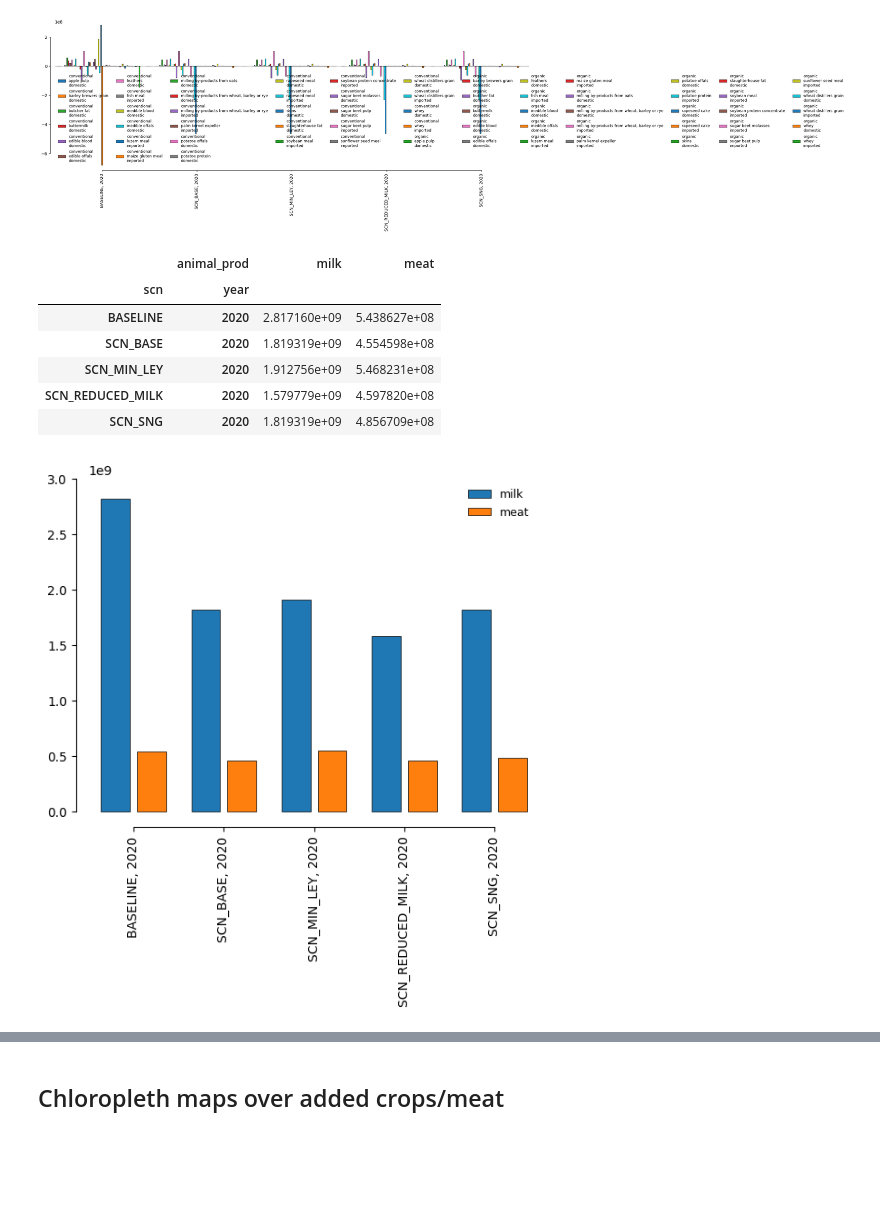
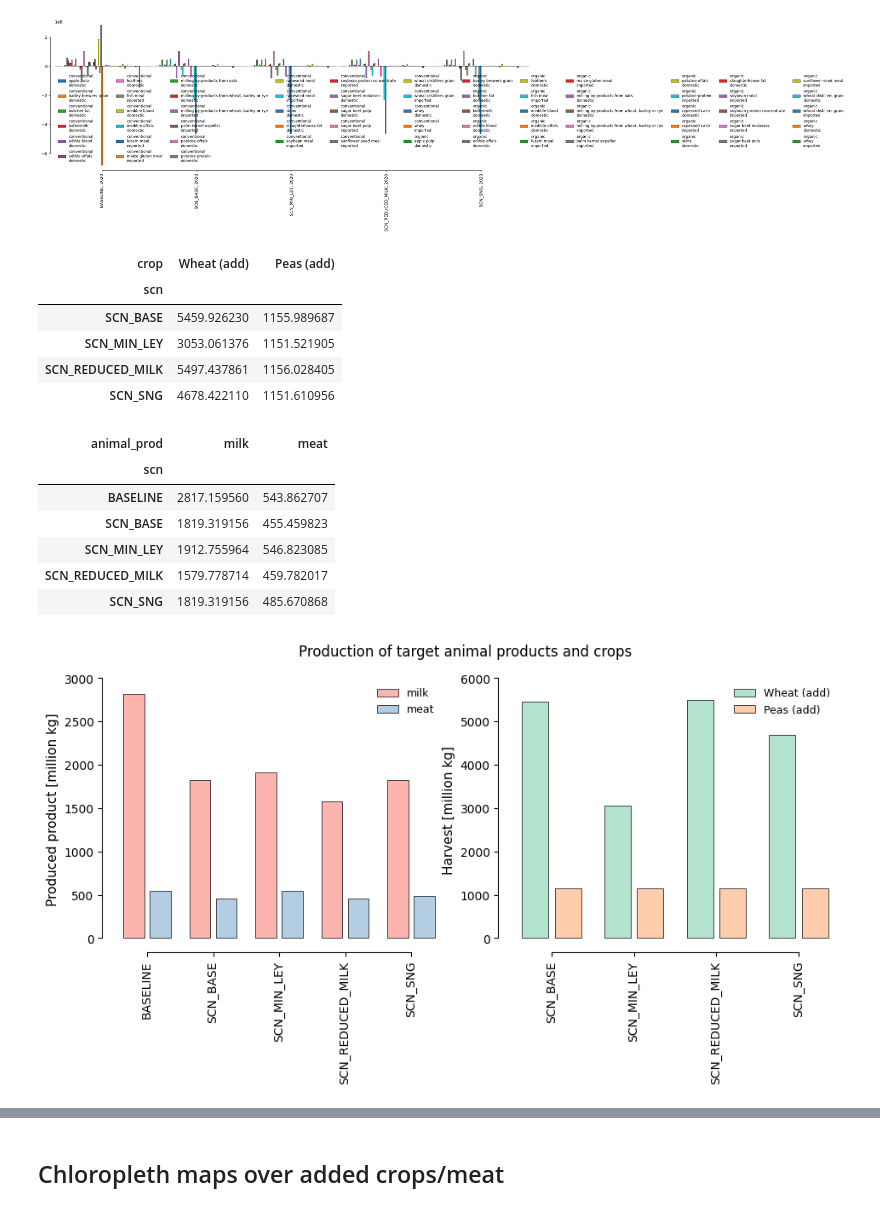
Before and after one commit to wanecek/eitm01-scenarios, a Jupyter notebook: analysis.ipynb, the cells around one changed output, grey strips where cells are left out. Drawn from its saved outputs; the diff is of its cells as text; code cells hidden in the pictures; blank space fills up the shorter version.

```diff
--- a/analysis.ipynb
+++ b/analysis.ipynb
@@ -200,15 +205,37 @@ plot.bar(
 (<Axes: >, [<Axes: label='inset_axes'>])
 [figure]
 # %%
-meatmilk_prod = session.get_attr('a', 'production', "animal_prod")[["milk", "meat"]]
-plot.bar(meatmilk_prod, stacked=False)
-meatmilk_prod
+fig, (ax1, ax2) = plt.subplots(1, 2, figsize=(11, 4))
+
+meatmilk_prod = (
+    session.get_attr('a', 'production', "animal_prod")[["milk", "meat"]]
+    .droplevel("year")
+    / 1e6
+)
+plot.bar(meatmilk_prod, stacked=False, ax=ax1, cmap="Pastel1")
+ax1.set_ylabel("Produced product [million kg]")
+
+crop_prod = session.get_attr("c", "harvest", "crop")[["Wheat (add)", "Peas (add)"]].droplevel("year") / 1e6
+crop_prod = crop_prod.drop("BASELINE")
+plot.bar(crop_prod, stacked=False, ax=ax2, cmap="Pastel2")
+ax2.set_ylabel("Harvest [million kg]")
+
+fig.suptitle("Production of target animal products and crops")
+
+display(crop_prod)
+display(meatmilk_prod)
 # %% [output]
-|  | animal_prod | milk | meat |
-| scn | year |  |  |
-| BASELINE | 2020 | 2.817160e+09 | 5.438627e+08 |
-| SCN_BASE | 2020 | 1.819319e+09 | 4.554598e+08 |
-| SCN_MIN_LEY | 2020 | 1.912756e+09 | 5.468231e+08 |
-| SCN_REDUCED_MILK | 2020 | 1.579779e+09 | 4.597820e+08 |
-| SCN_SNG | 2020 | 1.819319e+09 | 4.856709e+08 |
+| crop | Wheat (add) | Peas (add) |
+| scn |  |  |
+| SCN_BASE | 5459.926230 | 1155.989687 |
+| SCN_MIN_LEY | 3053.061376 | 1151.521905 |
+| SCN_REDUCED_MILK | 5497.437861 | 1156.028405 |
+| SCN_SNG | 4678.422110 | 1151.610956 |
+| animal_prod | milk | meat |
+| scn |  |  |
+| BASELINE | 2817.159560 | 543.862707 |
+| SCN_BASE | 1819.319156 | 455.459823 |
+| SCN_MIN_LEY | 1912.755964 | 546.823085 |
+| SCN_REDUCED_MILK | 1579.778714 | 459.782017 |
+| SCN_SNG | 1819.319156 | 485.670868 |
-[figure, old version]
+[figure, new version]
```
Also changed, not shown: parts of 4 cells of this notebook.
